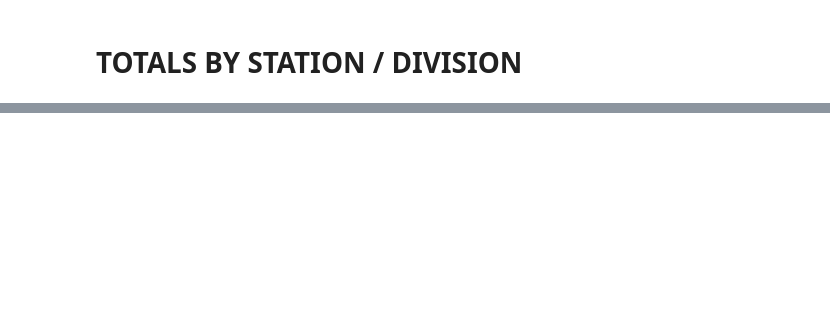
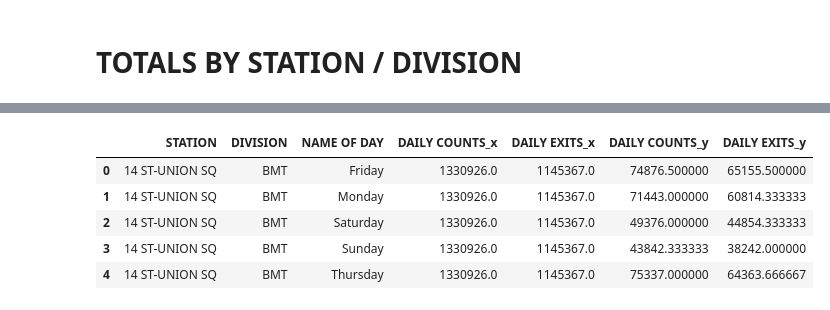
Before and after one commit to alfordlew/Project_1, a Jupyter notebook: 03_Explore_Data.ipynb, the cells around one changed output, grey strips where cells are left out. Saved outputs shown, nothing was run; the diff lists cells and outputs as text; code cells hidden in the pictures; blank space fills up the shorter version.

```diff
--- a/03_Explore_Data.ipynb
+++ b/03_Explore_Data.ipynb
@@ -107,0 +123,10 @@ with open('mta_counts_total.pickle', 'wb') as to_write:
+# %%
+top10_avg_day = top10_avg_day.drop(['WEEK NUMBER'],axis =1 , errors = 'ignore').reset_index()
+top10_avg_day.head()
+# %% [output]
+|  | STATION | DIVISION | NAME OF DAY | DAILY COUNTS_x | DAILY EXITS_x | DAILY COUNTS_y | DAILY EXITS_y |
+| 0 | 14 ST-UNION SQ | BMT | Friday | 1330926.0 | 1145367.0 | 74876.500000 | 65155.500000 |
+| 1 | 14 ST-UNION SQ | BMT | Monday | 1330926.0 | 1145367.0 | 71443.000000 | 60814.333333 |
+| 2 | 14 ST-UNION SQ | BMT | Saturday | 1330926.0 | 1145367.0 | 49376.000000 | 44854.333333 |
+| 3 | 14 ST-UNION SQ | BMT | Sunday | 1330926.0 | 1145367.0 | 43842.333333 | 38242.000000 |
+| 4 | 14 ST-UNION SQ | BMT | Thursday | 1330926.0 | 1145367.0 | 75337.000000 | 64363.666667 |
```
Also changed, not shown: parts of 9 cells of this notebook, 2 other files.
